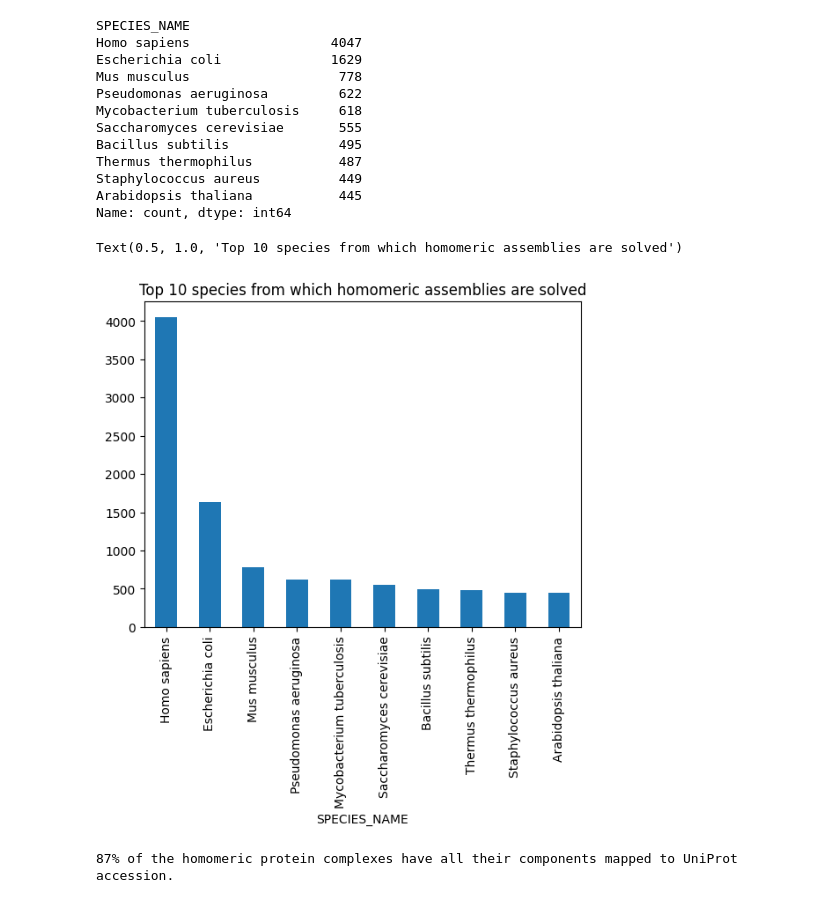
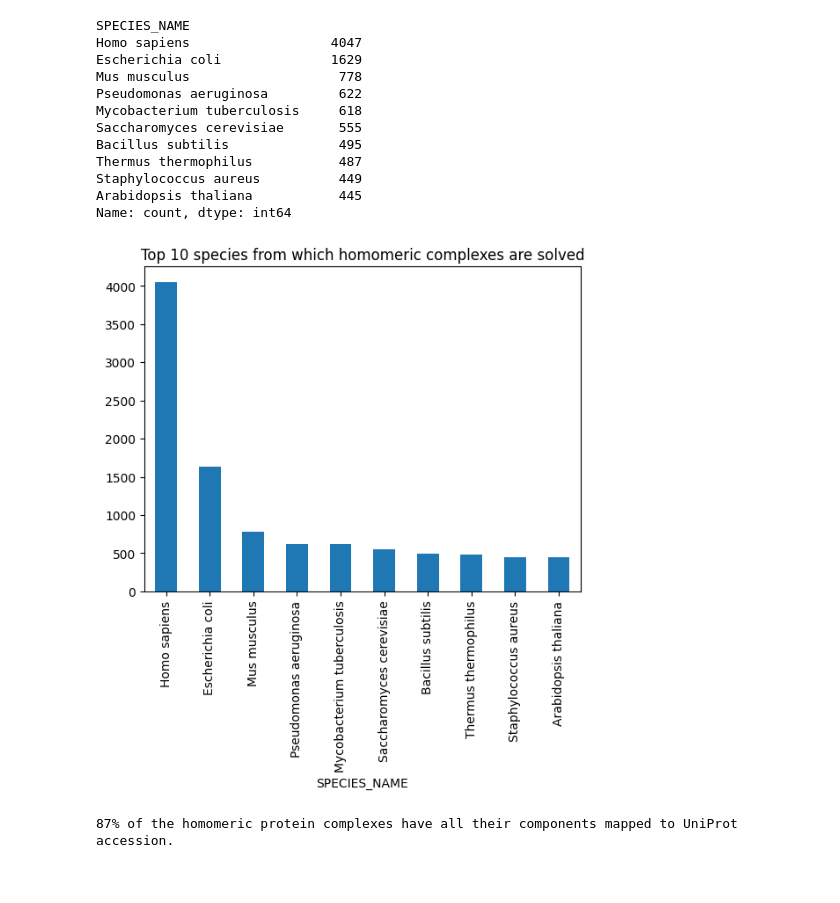
Before and after one commit to PDBe-KB/pdbe-assemblies-analysis, a Jupyter notebook: assemblies_analysis.ipynb, the cells around one changed output. Saved outputs shown, nothing was run; the diff lists cells and outputs as text; code cells hidden in the pictures.

```diff
--- a/assemblies_analysis.ipynb
+++ b/assemblies_analysis.ipynb
@@ -69,7 +72,7 @@ def get_prefered_assembly_str(assembly_str):
  prefered_assemblies = []
  assemblies = assembly_str.split(",")
  for assembly in assemblies:
-    prefered_assembly = prefered_assemblies_dict.get(assembly)
+    prefered_assembly = PREFERED_ASSEMBLIES.get(assembly)
     if prefered_assembly is True:
         prefered_assemblies.append(assembly)
  return ",".join(prefered_assemblies)
@@ -758,10 +735,9 @@ Arabidopsis thaliana           445
 Name: count, dtype: int64
 # %%
 hx = homomeric_species_count.plot(kind="bar")
-hx.set_title("Top 10 species from which homomeric assemblies are solved")
+hx.set_title("Top 10 species from which homomeric complexes are solved");
 # %% [output]
-Text(0.5, 1.0, 'Top 10 species from which homomeric assemblies are solved')
-[figure, old version]
+[figure, new version]
 # %%
 # Calculate the percentage of homomeric protein complexes that have all components mapped to UniProt
 percentage_homomeric_complexes_mapped = (len(df_protein_homomeric_mapped)/len(df_protein_homomeric))*100
```
Also changed, not shown: parts of 44 cells of this notebook.
